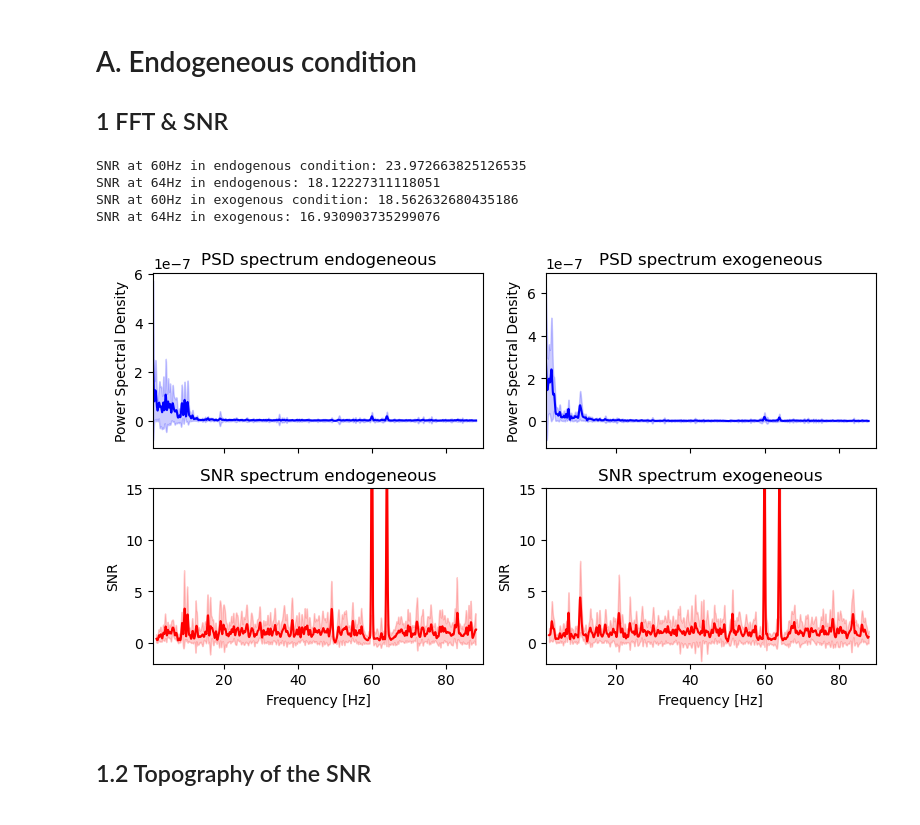
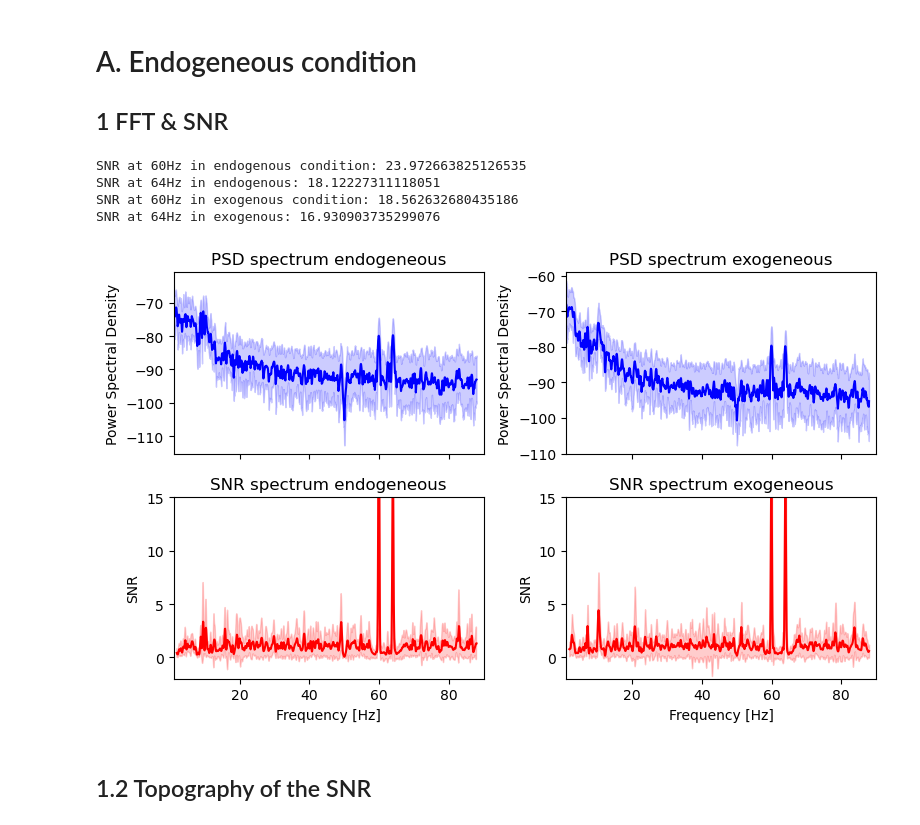
Before and after one commit to LpZamora/RIFT_thesis_expe2, a Jupyter notebook: 2_analysis_B2.ipynb, the cells around one changed output. Cells and saved outputs as stored; diff of their text form; code cells hidden in the pictures.

```diff
--- a/2_analysis_B2.ipynb
+++ b/2_analysis_B2.ipynb
@@ -114,16 +109,18 @@ freq_range = range(
     np.where(np.floor(freqs_psd) == 1.0)[0][0], np.where(np.ceil(freqs_psd) == fmax - 1)[0][0]
 )
 
-psds_mean = psds_endo.mean(axis=(0))[freq_range]
-psds_std = psds_endo.std(axis=(0))[freq_range]
+psds_plot = 10 * np.log10(psds_endo)
+psds_mean = psds_plot.mean(axis=(0))[freq_range]
+psds_std = psds_plot.std(axis=(0))[freq_range]
 axes[0,0].plot(freqs_psd[freq_range], psds_mean, color="b")
 axes[0,0].fill_between(
     freqs_psd[freq_range], psds_mean - psds_std, psds_mean + psds_std, color="b", alpha=0.2
 )
 axes[0,0].set(title="PSD spectrum endogeneous", ylabel="Power Spectral Density")
 
-psds_mean = psds_exo.mean(axis=(0))[freq_range]
-psds_std = psds_exo.std(axis=(0))[freq_range]
+psds_plot = 10 * np.log10(psds_exo)
+psds_mean = psds_plot.mean(axis=(0))[freq_range]
+psds_std = psds_plot.std(axis=(0))[freq_range]
 axes[0,1].plot(freqs_psd[freq_range], psds_mean, color="b")
 axes[0,1].fill_between(
     freqs_psd[freq_range], psds_mean - psds_std, psds_mean + psds_std, color="b", alpha=0.2
@@ -157,34 +154,34 @@ axes[1,1].set(
     xlabel="Frequency [Hz]",
     ylabel="SNR",
     ylim=[-2, 15],
     xlim=[fmin, fmax],
 )
 plt.tight_layout()
 fig.show()
 
 # Extract SNR values at the stimulation frequency
 stim_freq1 = 60
 stim_freq2 = 64
 
 # find index of frequency bin closest to stimulation frequency
 i_bin_1 = np.argmin(abs(freqs_psd - stim_freq1))
 i_bin_2 = np.argmin(abs(freqs_psd - stim_freq2))
 
 # Apply the subset
 snrs_target1_endo = snrs_endo[:, i_bin_1]
 snrs_target2_endo = snrs_endo[:, i_bin_2]
 print(f'SNR at {stim_freq1}Hz in endogenous condition: {snrs_target1_endo.mean()}')
 print(f'SNR at {stim_freq2}Hz in endogenous: {snrs_target2_endo.mean()}')
 snrs_target1_exo = snrs_exo[:, i_bin_1]
 snrs_target2_exo = snrs_exo[:, i_bin_2]
 print(f'SNR at {stim_freq1}Hz in exogenous condition: {snrs_target1_exo.mean()}')
 print(f'SNR at {stim_freq2}Hz in exogenous: {snrs_target2_exo.mean()}')
 # %% [output]
 SNR at 60Hz in endogenous condition: 23.972663825126535
 SNR at 64Hz in endogenous: 18.12227311118051
 SNR at 60Hz in exogenous condition: 18.562632680435186
 SNR at 64Hz in exogenous: 16.930903735299076
-[figure, old version]
+[figure, new version]
 # %% [markdown]
 ## 1.2 Topography of the SNR
 # %%
```
Also changed, not shown: parts of 34 cells of this notebook, 33 other files.
